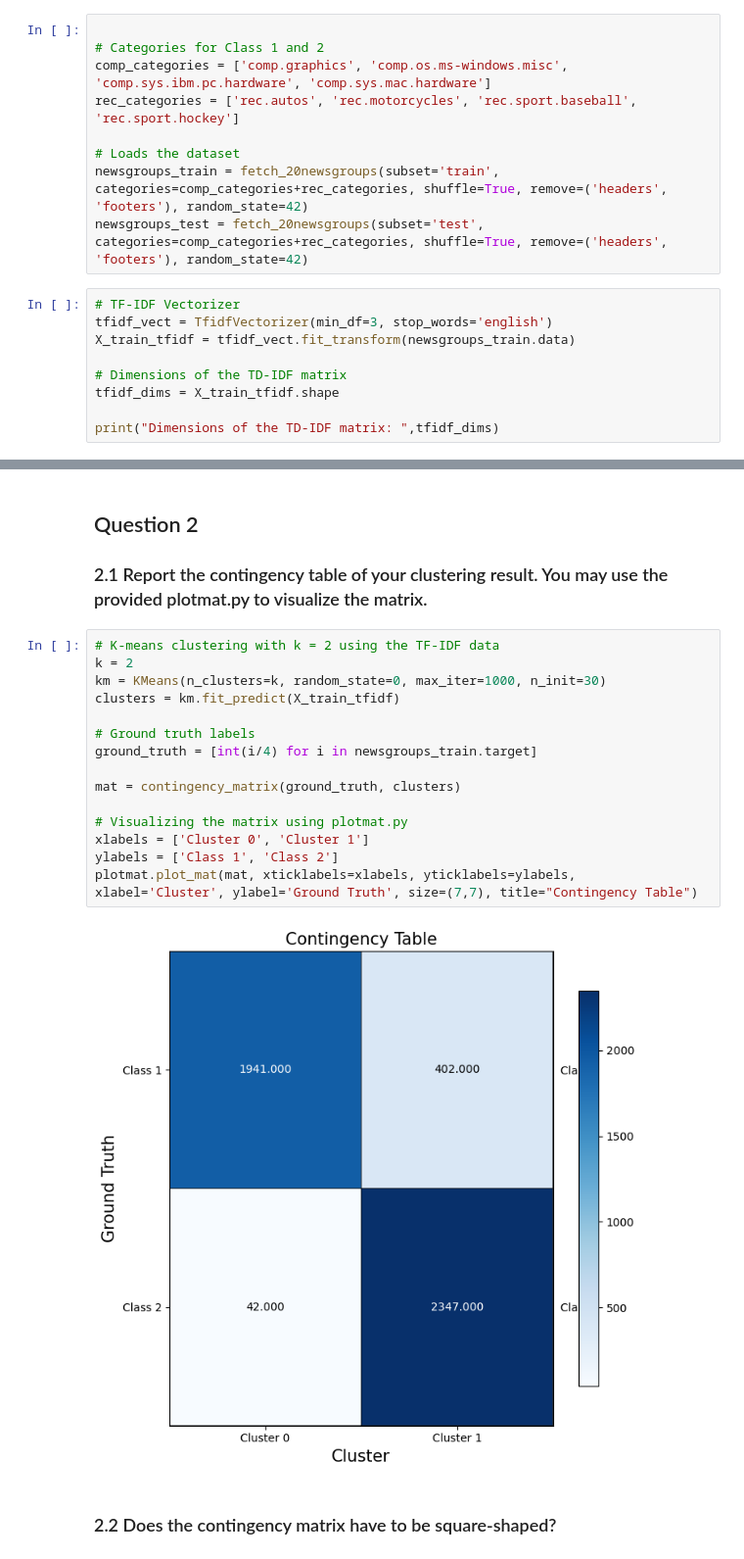
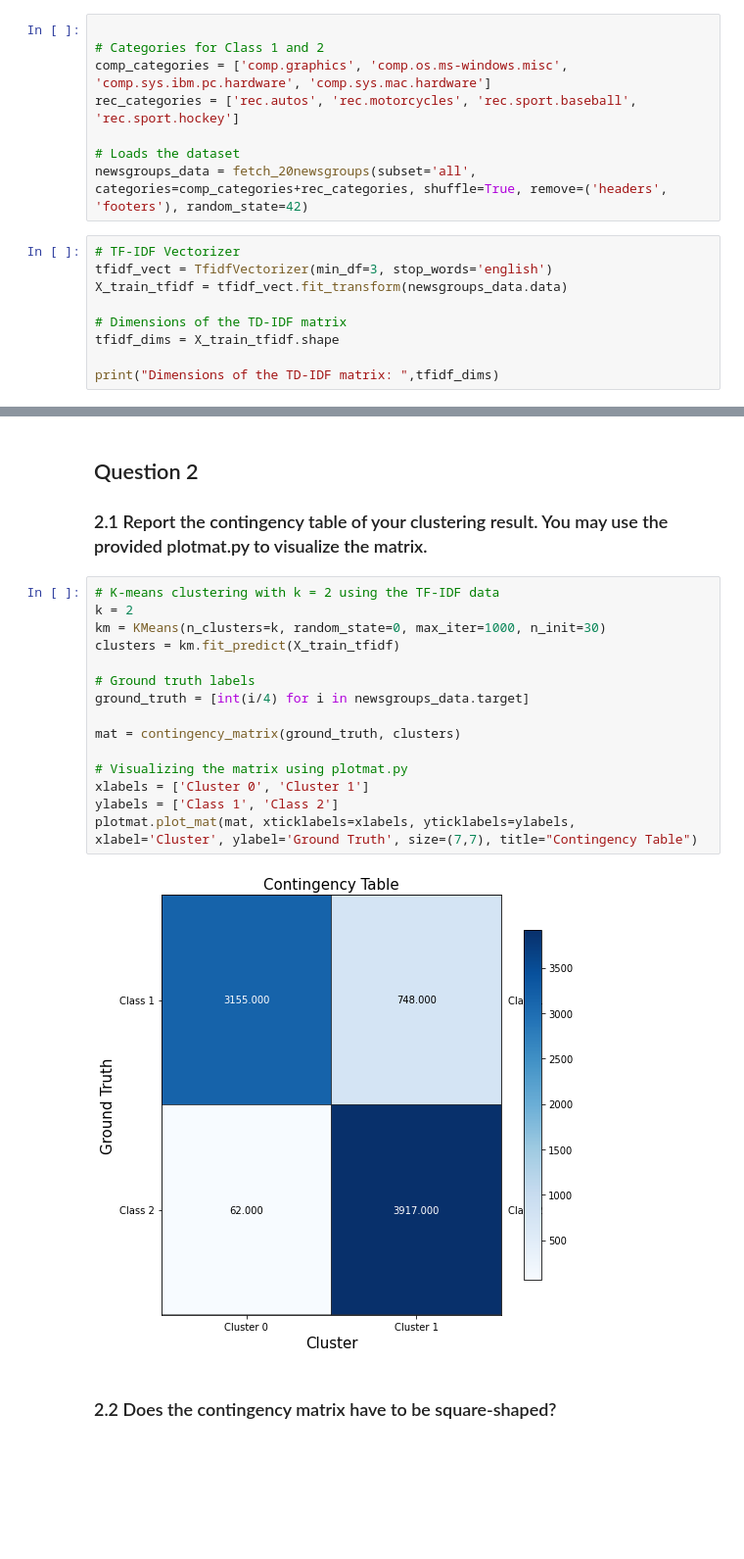
Before and after one commit to shairaalam19/ece219-winter2024, a Jupyter notebook: Project 2/Project2.ipynb, the cells around one changed output, grey strips where cells are left out. Shown at 98% size. Drawn from its saved outputs; the diff is of its cells as text; blank space fills up the shorter version.

```diff
--- a/Project 2/Project2.ipynb
+++ b/Project 2/Project2.ipynb
@@ -43,12 +44,11 @@ comp_categories = ['comp.graphics', 'comp.os.ms-windows.misc', 'comp.sys.ibm.pc.
 rec_categories = ['rec.autos', 'rec.motorcycles', 'rec.sport.baseball', 'rec.sport.hockey']
 
 # Loads the dataset
-newsgroups_train = fetch_20newsgroups(subset='train', categories=comp_categories+rec_categories, shuffle=True, remove=('headers', 'footers'), random_state=42)
-newsgroups_test = fetch_20newsgroups(subset='test', categories=comp_categories+rec_categories, shuffle=True, remove=('headers', 'footers'), random_state=42)
+newsgroups_data = fetch_20newsgroups(subset='all', categories=comp_categories+rec_categories, shuffle=True, remove=('headers', 'footers'), random_state=42)
 # %%
 # TF-IDF Vectorizer
 tfidf_vect = TfidfVectorizer(min_df=3, stop_words='english')
-X_train_tfidf = tfidf_vect.fit_transform(newsgroups_train.data)
+X_train_tfidf = tfidf_vect.fit_transform(newsgroups_data.data)
 
 # Dimensions of the TD-IDF matrix
 tfidf_dims = X_train_tfidf.shape
@@ -63,20 +63,20 @@ Dimensions of the TD-IDF matrix:  (4732, 17131)
 # %%
 # K-means clustering with k = 2 using the TF-IDF data
 k = 2
 km = KMeans(n_clusters=k, random_state=0, max_iter=1000, n_init=30)
 clusters = km.fit_predict(X_train_tfidf)
 
 # Ground truth labels
-ground_truth = [int(i/4) for i in newsgroups_train.target]
+ground_truth = [int(i/4) for i in newsgroups_data.target]
 
 mat = contingency_matrix(ground_truth, clusters)
 
 # Visualizing the matrix using plotmat.py
 xlabels = ['Cluster 0', 'Cluster 1']
 ylabels = ['Class 1', 'Class 2']
 plotmat.plot_mat(mat, xticklabels=xlabels, yticklabels=ylabels, xlabel='Cluster', ylabel='Ground Truth', size=(7,7), title="Contingency Table")
 # %% [output]
-[figure, old version]
+[figure, new version]
 # %% [markdown]
 ### 2.2 Does the contingency matrix have to be square-shaped?
 # %% [markdown]
```
Also changed, not shown: parts of 9 cells of this notebook.
